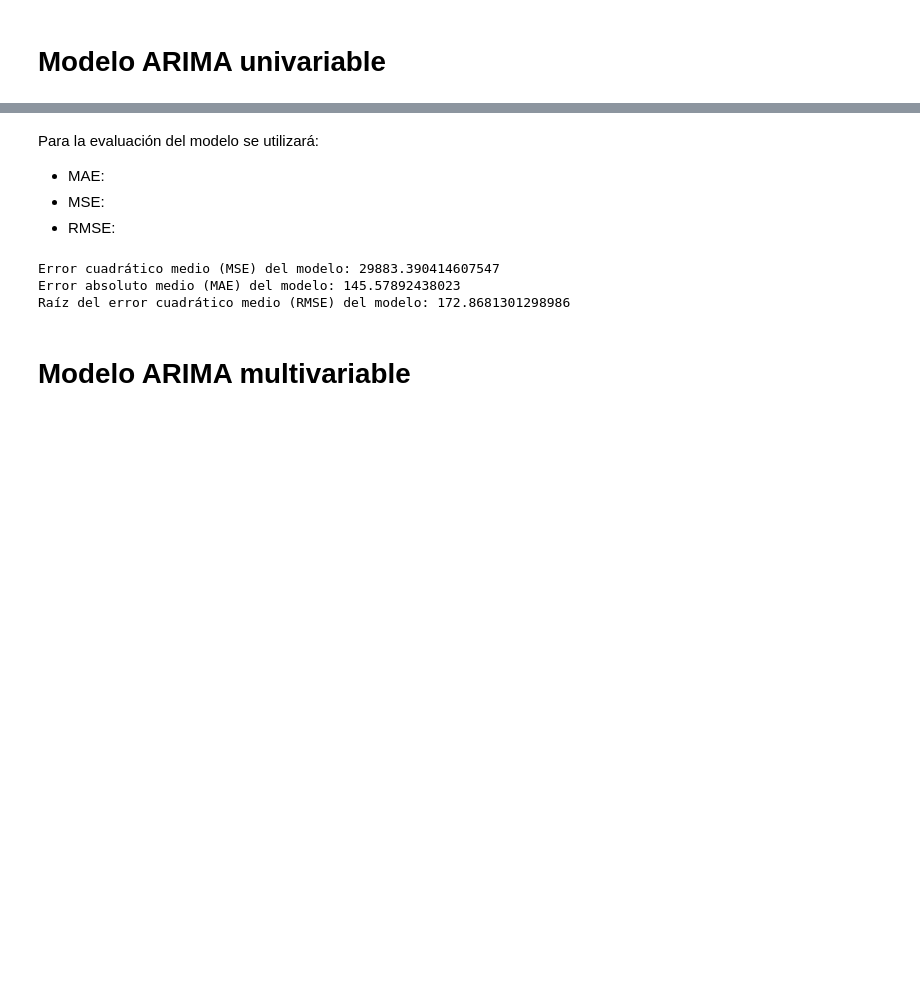
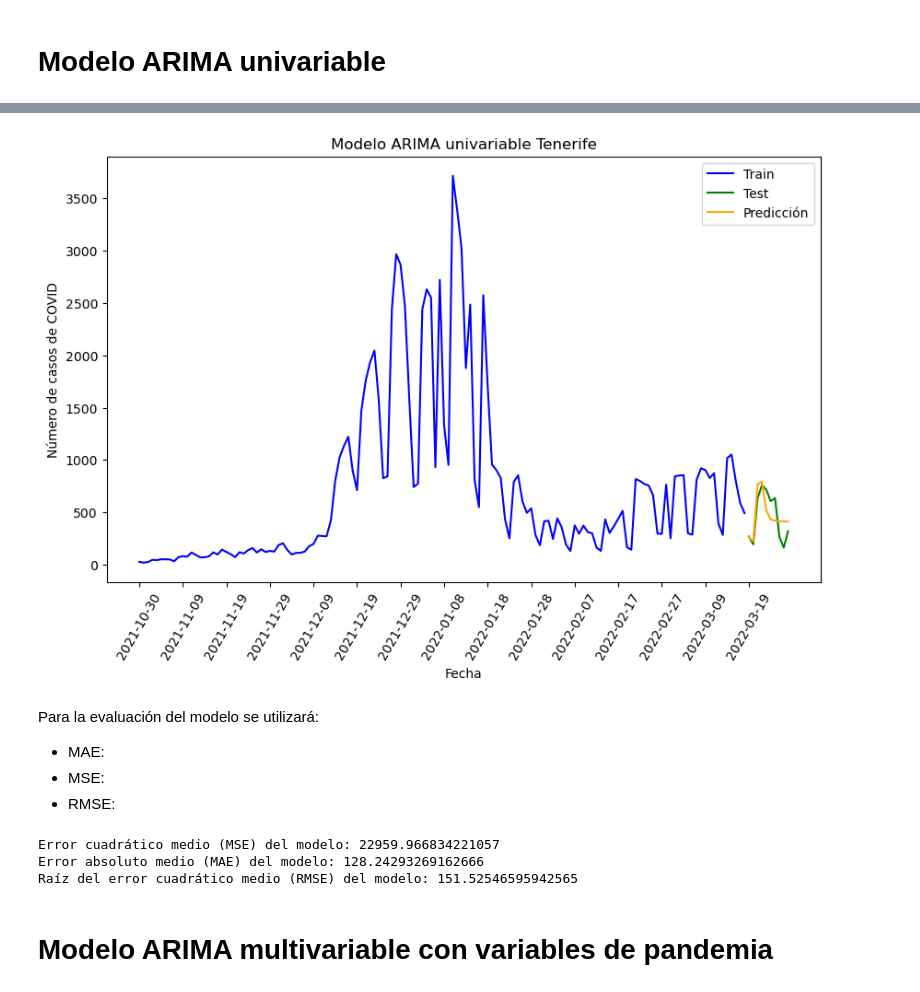
Before and after one commit to jalonsouoc/TFM, a Jupyter notebook: code/arima_Tenerife.ipynb, the cells around one changed output, grey strips where cells are left out. Saved outputs shown, nothing was run; the diff lists cells and outputs as text; code cells hidden in the pictures; blank space fills up the shorter version.

```diff
--- a/code/arima_Tenerife.ipynb
+++ b/code/arima_Tenerife.ipynb
@@ -172,3 +214,7 @@ visualizar_dif_pred_test(test, pred, objetivo, 'Modelo ARIMA univariable Tenerif
+# %%
+visualizar_historico(train, test, pred, '', 140, tit)
+# %% [output]
+[figure, added]
 # %% [markdown]
 Para la evaluación del modelo se utilizará:
 * MAE:
@@ -179,10 +223,12 @@ mae, mse, rmse = obtener_errores(test[objetivo], pred)
 # %%
+mae, mse, rmse = obtener_errores(test, pred)
+
 print("Error cuadrático medio (MSE) del modelo: " + str(mse))
 print("Error absoluto medio (MAE) del modelo: " + str(mae))
 print("Raíz del error cuadrático medio (RMSE) del modelo: " + str(rmse))
 # %% [output]
-Error cuadrático medio (MSE) del modelo: 29883.390414607547
-Error absoluto medio (MAE) del modelo: 145.57892438023
-Raíz del error cuadrático medio (RMSE) del modelo: 172.8681301298986
+Error cuadrático medio (MSE) del modelo: 22959.966834221057
+Error absoluto medio (MAE) del modelo: 128.24293269162666
+Raíz del error cuadrático medio (RMSE) del modelo: 151.52546595942565
 # %% [markdown]
-# Modelo ARIMA multivariable
+# Modelo ARIMA multivariable con variables de pandemia
```
Also changed, not shown: parts of 41 cells of this notebook, 2 other files.
